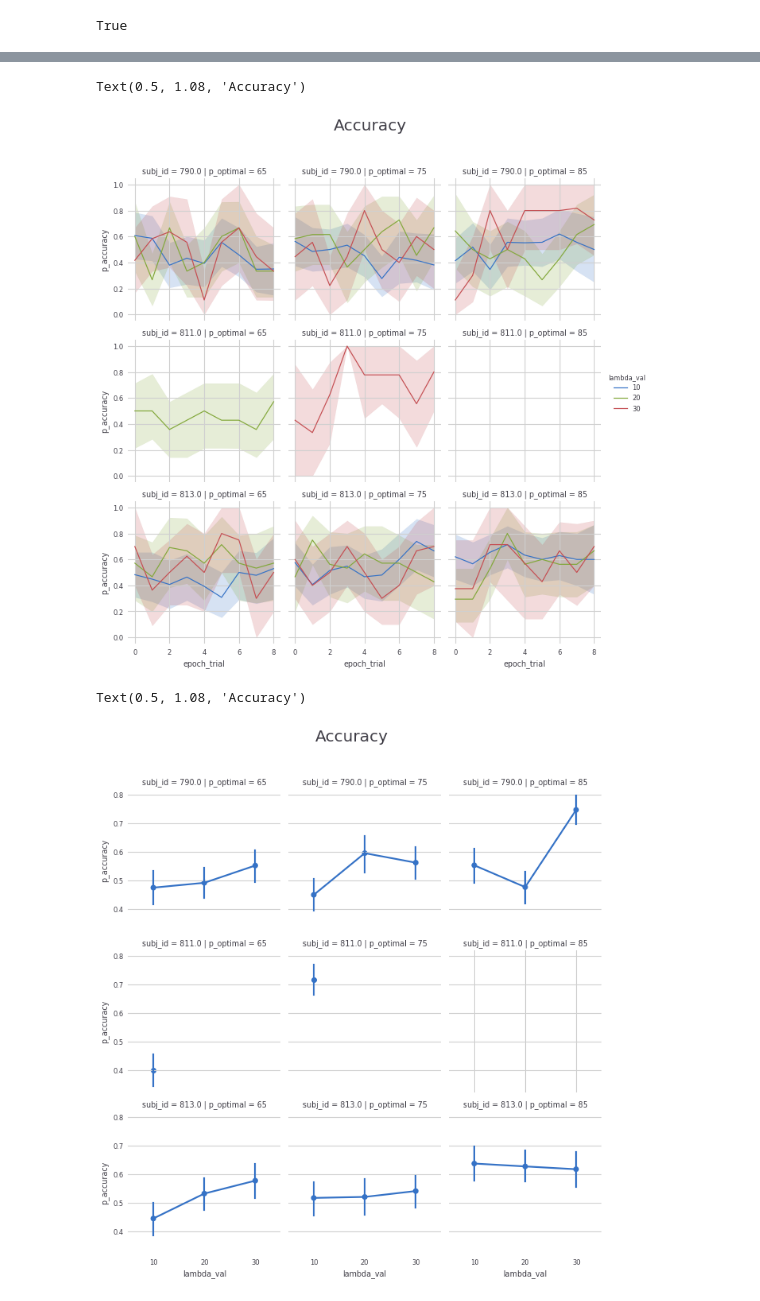
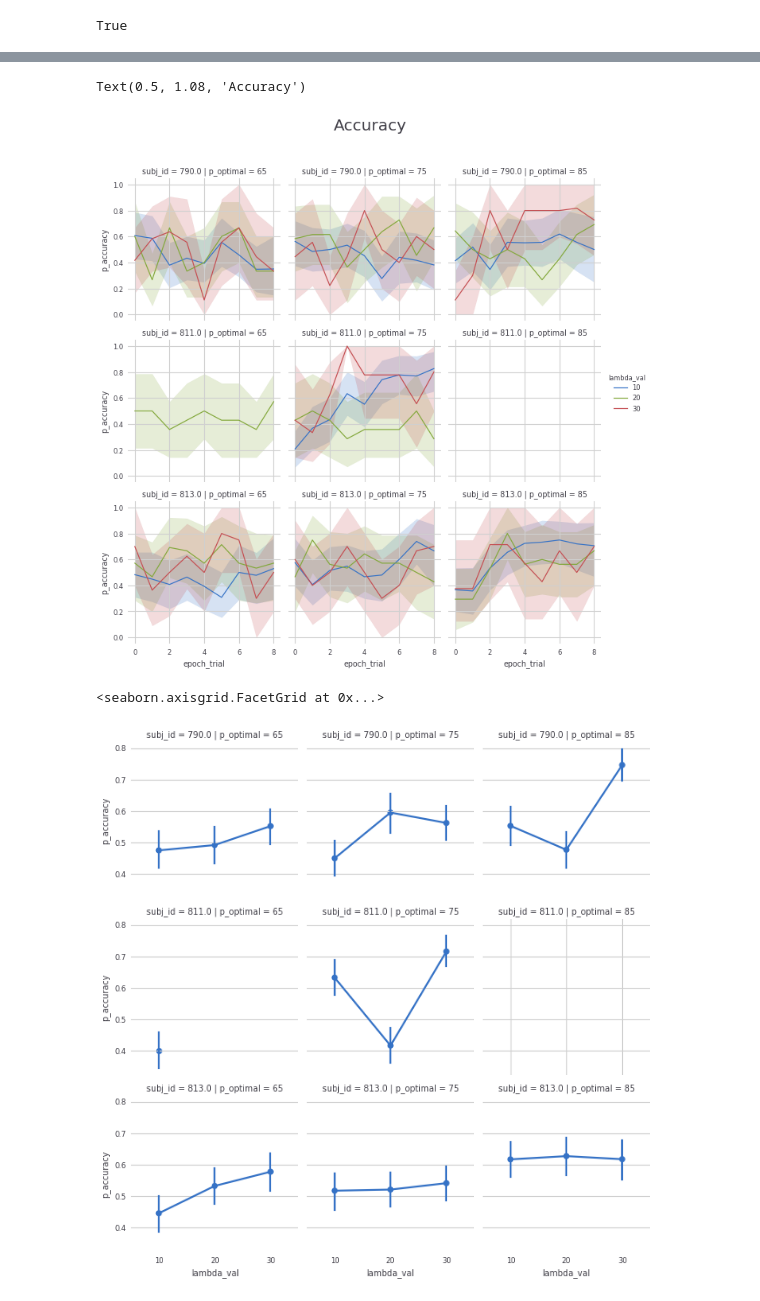
Before and after one commit to kalexandriabond/loki_1, a Jupyter notebook: analysis/analysis_nbs/prelim_behavioral_analysis.ipynb, the cells around one changed output, grey strips where cells are left out. Drawn from its saved outputs; the diff is of its cells as text; code cells hidden in the pictures.

```diff
--- a/analysis/analysis_nbs/prelim_behavioral_analysis.ipynb
+++ b/analysis/analysis_nbs/prelim_behavioral_analysis.ipynb
@@ -11,7 +11,7 @@ import glob
 # jtplot.style('grade3', fscale=1.5, spines=False)
 jtplot.style('grade3',figsize=(20, 10), fscale=2, spines=False)
 # %%
-reward_files = np.sort(glob.glob('/data/loki_1/data/BIDS/sub-0*/ses-*/beh/*task-lokicat*.tsv'))[1:]
+reward_files = np.sort(glob.glob('/data/loki_1/data/BIDS/sub-0*/ses-*/beh/*task-lokicat*.tsv'))[1:-1]
 # %%
 reward_file_dfs = [pd.read_csv(reward_file,sep=r'\,|\t',engine='python') for reward_file in reward_files]
 reward_file_df = pd.concat(reward_file_dfs, axis=0).rename(columns=lambda x: x.strip())
@@ -85,14 +106,14 @@ g.add_legend()
 g.fig.suptitle('Accuracy', y=1.08, fontsize=20) # can also get the figure from plt.gcf()
 # %% [output]
 Text(0.5, 1.08, 'Accuracy')
-[figure, old version]
+[figure, new version]
 # %%
 g = sns.FacetGrid(data=reward_file_df, col='p_optimal', row='subj_id') # time series for accuracy
 g.map(sns.pointplot, 'lambda_val', 'p_accuracy')
-g.fig.suptitle('Accuracy', y=1.08, fontsize=20) # can also get the figure from plt.gcf()
+# g.fig.suptitle('Accuracy', y=1.08, fontsize=20) # can also get the figure from plt.gcf()
 # %% [output]
-Text(0.5, 1.08, 'Accuracy')
+<seaborn.axisgrid.FacetGrid at 0x...>
-[figure, old version]
+[figure, new version]
 # %%
 g = sns.FacetGrid(data=reward_file_df, col='p_optimal', row='subj_id') # time series for accuracy
 g.map(sns.pointplot, 'lambda_val', 'rt')
```
Also changed, not shown: parts of 8 cells of this notebook.
